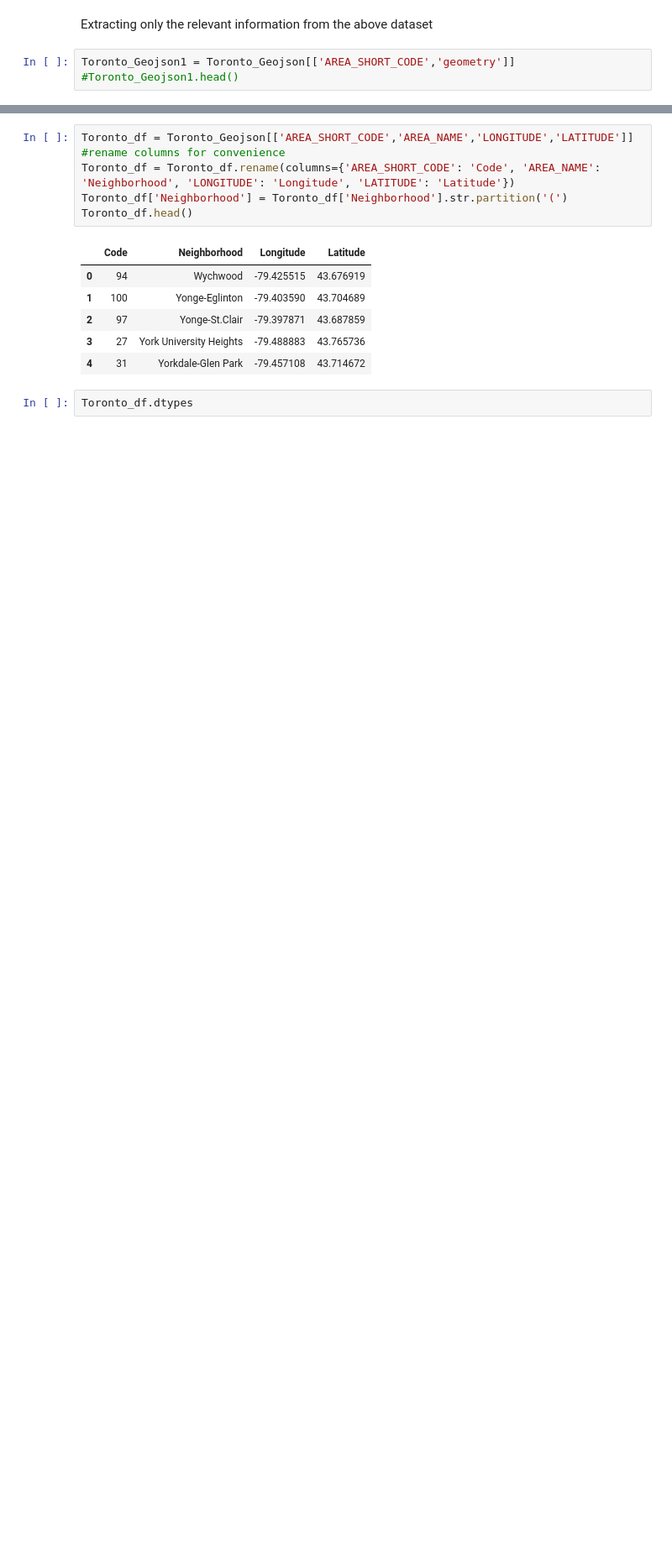
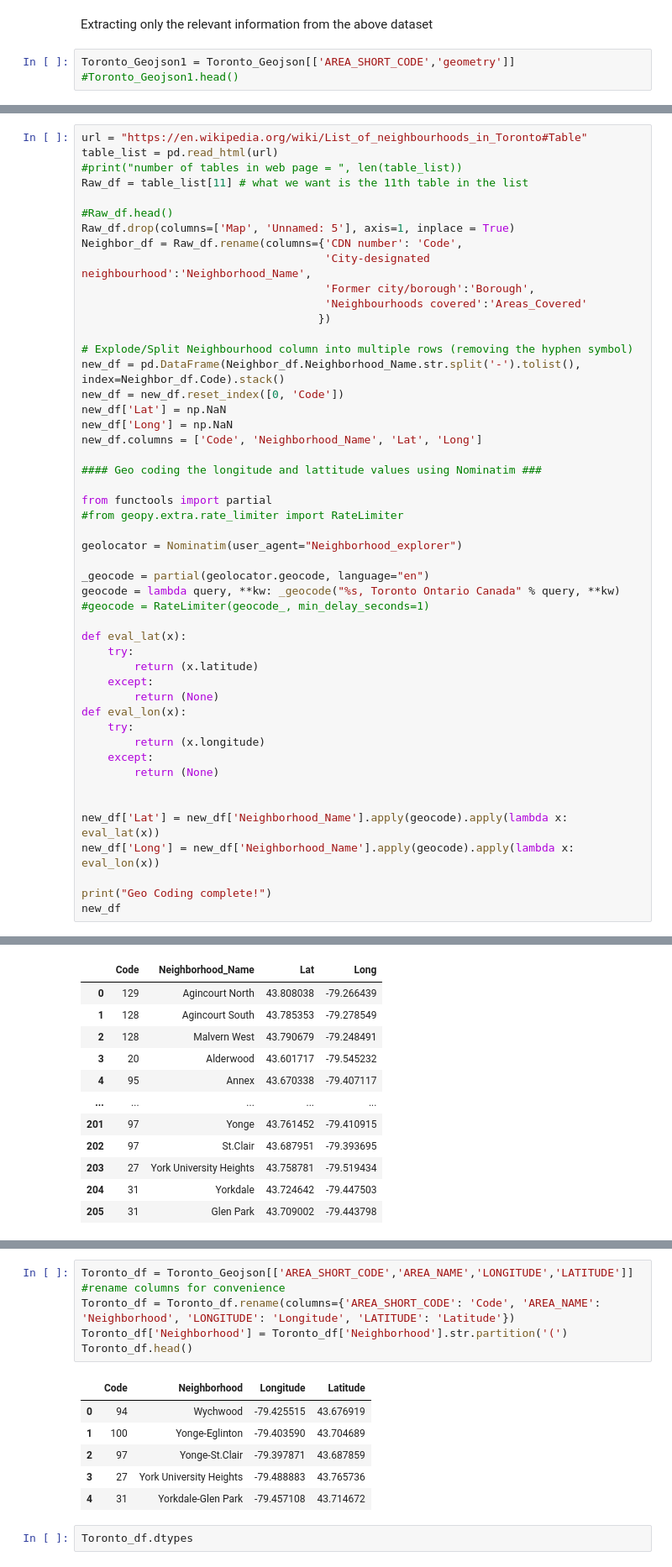
Before and after one commit to agprasanna/Coursera_Capstone, a Jupyter notebook: Opening_an_Indian_Restaurant_in_Toronto.ipynb, the cells around one changed output, grey strips where cells are left out. Shown at 84% size. Cells and saved outputs as stored; diff of their text form; blank space fills up the shorter version.

```diff
--- a/Opening_an_Indian_Restaurant_in_Toronto.ipynb
+++ b/Opening_an_Indian_Restaurant_in_Toronto.ipynb
@@ -51,0 +72,50 @@ Toronto_Geojson1 = Toronto_Geojson[['AREA_SHORT_CODE','geometry']]
+# %%
+url = "https://en.wikipedia.org/wiki/List_of_neighbourhoods_in_Toronto#Table"
+table_list = pd.read_html(url)
+#print("number of tables in web page = ", len(table_list))
+Raw_df = table_list[11] # what we want is the 11th table in the list
+
+#Raw_df.head()
+Raw_df.drop(columns=['Map', 'Unnamed: 5'], axis=1, inplace = True)
+Neighbor_df = Raw_df.rename(columns={'CDN number': 'Code',
+                                     'City-designated neighbourhood':'Neighborhood_Name',
+                                     'Former city/borough':'Borough',
+                                     'Neighbourhoods covered':'Areas_Covered'
+                                    })
+
+# Explode/Split Neighbourhood column into multiple rows (removing the hyphen symbol)
+new_df = pd.DataFrame(Neighbor_df.Neighborhood_Name.str.split('-').tolist(), index=Neighbor_df.Code).stack()
+new_df = new_df.reset_index([0, 'Code'])
+new_df['Lat'] = np.NaN
+new_df['Long'] = np.NaN
+new_df.columns = ['Code', 'Neighborhood_Name', 'Lat', 'Long']
+
+#### Geo coding the longitude and lattitude values using Nominatim ###
+
+from functools import partial
+#from geopy.extra.rate_limiter import RateLimiter
+
+geolocator = Nominatim(user_agent="Neighborhood_explorer")
+
+_geocode = partial(geolocator.geocode, language="en")
+geocode = lambda query, **kw: _geocode("%s, Toronto Ontario Canada" % query, **kw)
+#geocode = RateLimiter(geocode_, min_delay_seconds=1)
+
+def eval_lat(x):
+    try:
+        return (x.latitude)
+    except:
+        return (None)
+def eval_lon(x):
+    try:
+        return (x.longitude)
+    except:
+        return (None)
+
+
+new_df['Lat'] = new_df['Neighborhood_Name'].apply(geocode).apply(lambda x: eval_lat(x))
+new_df['Long'] = new_df['Neighborhood_Name'].apply(geocode).apply(lambda x: eval_lon(x))
+
+print("Geo Coding complete!")
+new_df
+# %% [output]
@@ -51,0 +123,12 @@ Toronto_Geojson1 = Toronto_Geojson[['AREA_SHORT_CODE','geometry']]
+|  | Code | Neighborhood_Name | Lat | Long |
+| 0 | 129 | Agincourt North | 43.808038 | -79.266439 |
+| 1 | 128 | Agincourt South | 43.785353 | -79.278549 |
+| 2 | 128 | Malvern West | 43.790679 | -79.248491 |
+| 3 | 20 | Alderwood | 43.601717 | -79.545232 |
+| 4 | 95 | Annex | 43.670338 | -79.407117 |
+| ... | ... | ... | ... | ... |
+| 201 | 97 | Yonge | 43.761452 | -79.410915 |
+| 202 | 97 | St.Clair | 43.687951 | -79.393695 |
+| 203 | 27 | York University Heights | 43.758781 | -79.519434 |
+| 204 | 31 | Yorkdale | 43.724642 | -79.447503 |
+| 205 | 31 | Glen Park | 43.709002 | -79.443798 |
```
Also changed, not shown: parts of 8 cells of this notebook.
